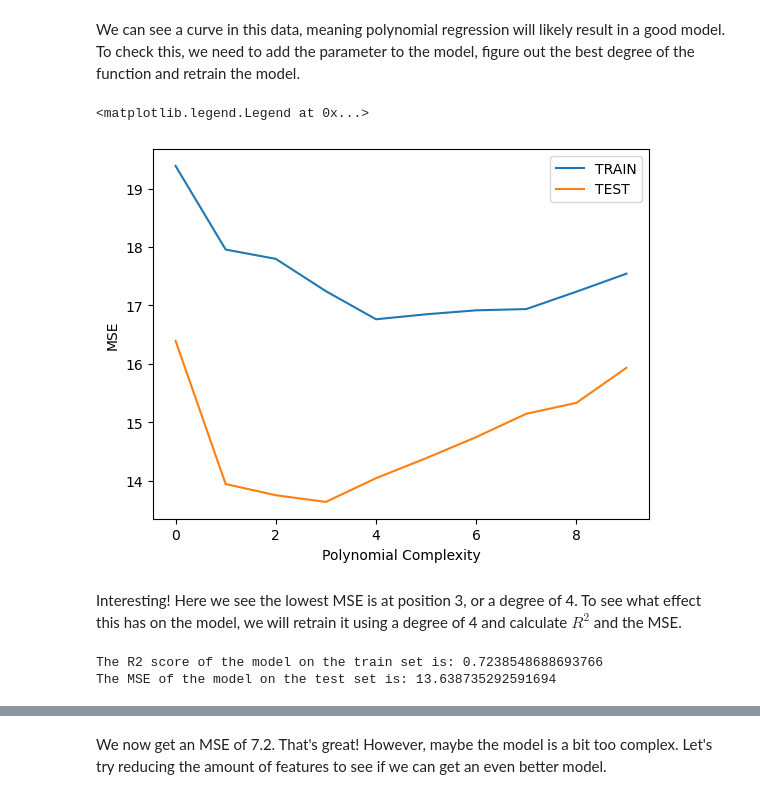
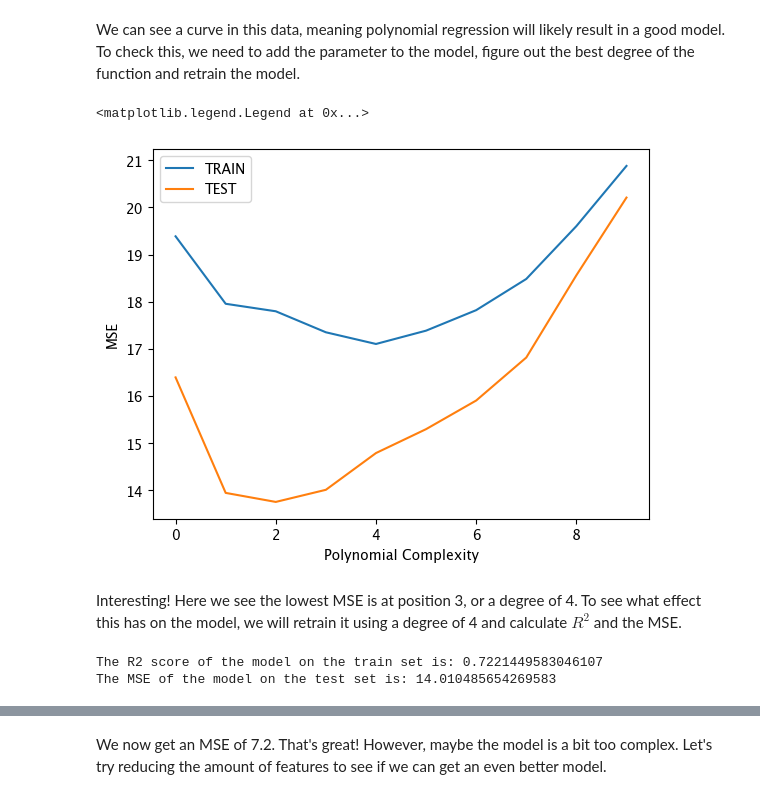
Before and after one commit to massirr/data-science-fundamentals, a Jupyter notebook: 3-Polynomial Regression/DSF 03 - Polynomial Regression Excercise.ipynb, the cells around one changed output, grey strips where cells are left out. Drawn from its saved outputs; the diff is of its cells as text; code cells hidden in the pictures.

Commit message:
Polynomial regression excercise

```diff
--- a/3-Polynomial Regression/DSF 03 - Polynomial Regression Excercise.ipynb
+++ b/3-Polynomial Regression/DSF 03 - Polynomial Regression Excercise.ipynb
@@ -117,0 +114,4 @@ df = ...
+# %%
+print(df.dtypes)
+dfC = df.drop('car name', axis=1)
+dfC.head()
@@ -185,9 +206,9 @@ Let's improve our model:
 
 Remember: We're looking for a better fit without going too complex! 🎯
 # %%
-X_train, X_test, y_train, y_test = ...
+X_train, X_test, y_train, y_test = train_test_split(dfC["weight"], dfC["mpg"], test_size=0.3, random_state=42)
 model = LinearRegression()
-pol_exp = PolynomialFeatures(degree= ...)
+pol_exp = PolynomialFeatures(degree= 3)
 model.fit(pol_exp.fit_transform(X_train.to_numpy().reshape(-1,1)), y_train)
 print('The R2 score of the model on the train set is:', model.score(pol_exp.fit_transform(X_train.to_numpy().reshape(-1,1)), y_train))
 print('The MSE of the model on the test set is:', mean_squared_error(model.predict(pol_exp.fit_transform(X_test.to_numpy().reshape(-1,1))), y_test))
@@ -256,7 +279,7 @@ Let's find the best polynomial degree for our model systematically:
 train_mse_errors = []
 test_mse_errors = []
 
-X_train, X_test, y_train, y_test = ....
+X_train, X_test, y_train, y_test = train_test_split(dfC["weight"], dfC["mpg"], test_size=0.3, random_state=42)
 
 for d in range(1,11):
     model = LinearRegression()
@@ -306,10 +329,13 @@ The MSE of the model on the test set is: 14.026765579881994
 
 ##### Question 7: A new car just came on the market with a weight of 2071 pounds. What MPG can we expect of this car?
 # %%
-X_train, X_test, y_train, y_test = train_test_split(df[...], df["mpg"], test_size=0.3, random_state=42)
+X_train, X_test, y_train, y_test = train_test_split(dfC["weight"], dfC["mpg"], test_size=0.3, random_state=42)
 
 model = LinearRegression()
 pol_exp = PolynomialFeatures(degree=2)
 model.fit(pol_exp.fit_transform(X_train.to_numpy().reshape(-1,1)), y_train)
-model.predict(pol_exp.fit_transform([[....]]))
+
+# Predict MPG for a car weighing 2071 pounds
+predicted_mpg = model.predict(pol_exp.fit_transform([[2071]])) # 2D array for scikit-learn
+print(f"Predicted MPG for a car weighing 2071 pounds: {predicted_mpg[0]:.2f}")
 # %% [output]
@@ -328,37 +354,37 @@ We can see a curve in this data, meaning polynomial regression will likely resul
 # %%
 train_mse_errors = []
 test_mse_errors = []
 
-X_train, X_test, y_train, y_test = train_test_split(df[["weight","displacement"]], df["mpg"], test_size=0.3, random_state=42)
+X_train, X_test, y_train, y_test = train_test_split(dfC[["weight","displacement"]], dfC["mpg"], test_size=0.3, random_state=42)
 
 for d in range(1,11):
     model = LinearRegression()
     pol_exp = PolynomialFeatures(degree=d)
     model.fit(pol_exp.fit_transform(X_train), y_train)
 
     train_MSE = mean_squared_error(model.predict(pol_exp.fit_transform(X_train)), y_train)
     test_MSE = mean_squared_error(model.predict(pol_exp.fit_transform(X_test)), y_test)
 
     train_mse_errors.append(train_MSE)
     test_mse_errors.append(test_MSE)
 
 plt.plot(train_mse_errors,label='TRAIN')
 plt.plot(test_mse_errors,label='TEST')
 plt.xlabel("Polynomial Complexity")
 plt.ylabel("MSE")
 plt.legend()
 # %% [output]
 <matplotlib.legend.Legend at 0x...>
-[figure, old version]
+[figure, new version]
 # %% [markdown]
 Interesting! Here we see the lowest MSE is at position 3, or a degree of 4. To see what effect this has on the model, we will retrain it using a degree of 4 and calculate $R^2$ and the MSE.
 # %%
-X_train, X_test, y_train, y_test = train_test_split(df[["weight","displacement"]], df["mpg"], test_size=0.3, random_state=42)
+X_train, X_test, y_train, y_test = train_test_split(dfC[["weight","displacement"]], dfC["mpg"], test_size=0.3, random_state=42)
 model = LinearRegression()
 pol_exp = PolynomialFeatures(degree=4)
 model.fit(pol_exp.fit_transform(X_train), y_train)
 print('The R2 score of the model on the train set is:', model.score(pol_exp.fit_transform(X_train), y_train))
 print('The MSE of the model on the test set is:', mean_squared_error(model.predict(pol_exp.fit_transform(X_test)), y_test))
 # %% [output]
-The R2 score of the model on the train set is: 0.7238548688693766
-The MSE of the model on the test set is: 13.638735292591694
+The R2 score of the model on the train set is: 0.7221449583046107
+The MSE of the model on the test set is: 14.010485654269583
```
Also changed, not shown: parts of 22 cells of this notebook, 1 other file.
